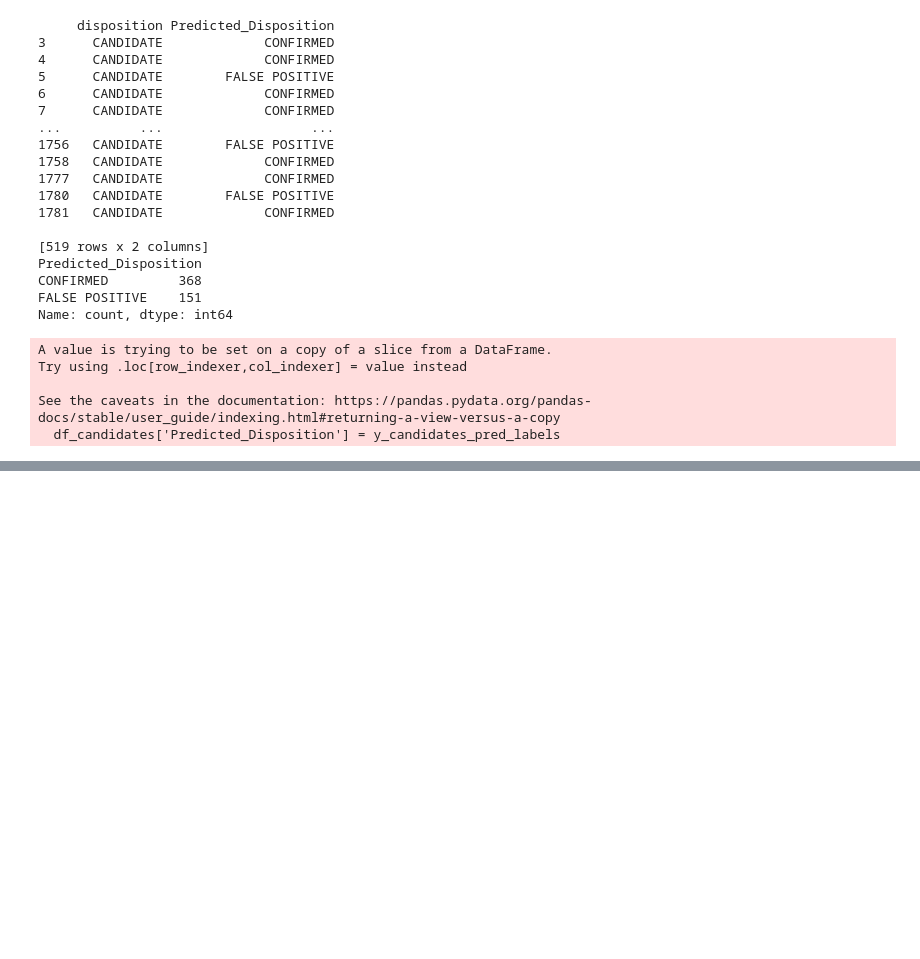
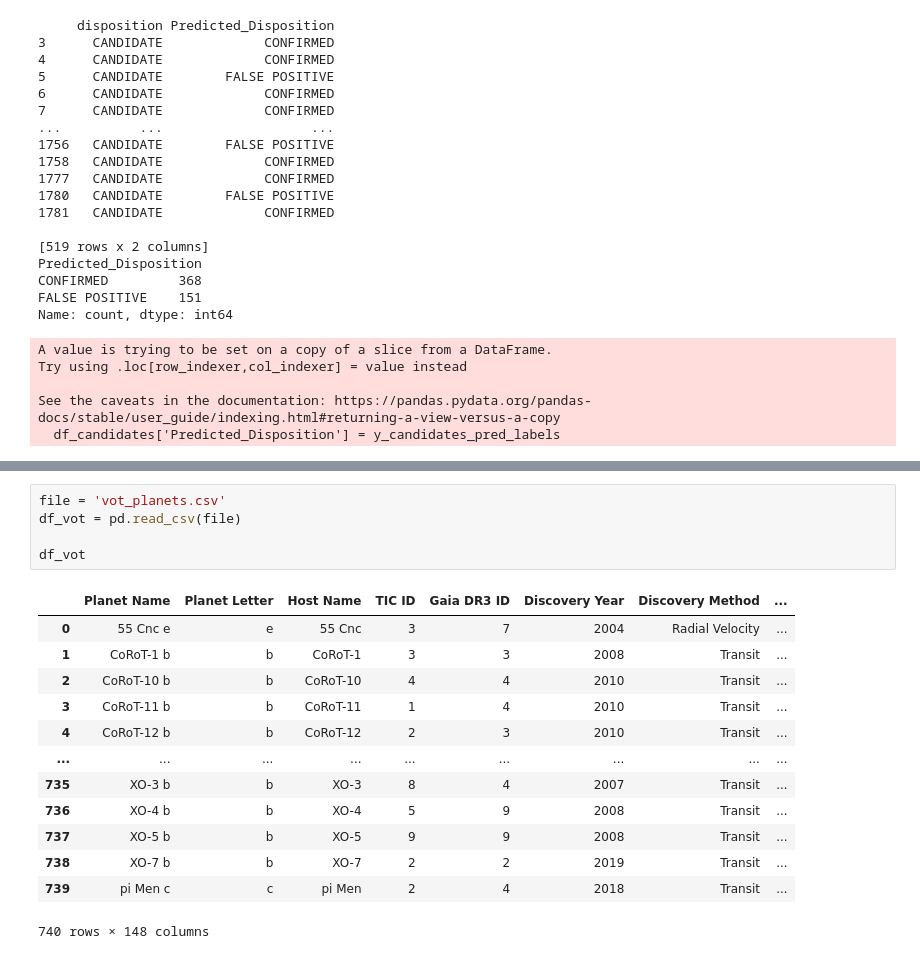
Before and after one commit to albertoseleto/exoplanets-classifier, a Jupyter notebook: thesis.ipynb, the cells around one changed output, grey strips where cells are left out. Cells and saved outputs as stored; diff of their text form; blank space fills up the shorter version.

```diff
--- a/thesis.ipynb
+++ b/thesis.ipynb
@@ -1818,0 +1867,19 @@ Passing `palette` without assigning `hue` is deprecated and will be removed in v
+# %%
+file = 'vot_planets.csv'
+df_vot = pd.read_csv(file)
+
+df_vot
+# %% [output]
+|  | Planet Name | Planet Letter | Host Name | TIC ID | Gaia DR3 ID | Discovery Year | Discovery Method | ... |
+| 0 | 55 Cnc e | e | 55 Cnc | 3 | 7 | 2004 | Radial Velocity | ... |
+| 1 | CoRoT-1 b | b | CoRoT-1 | 3 | 3 | 2008 | Transit | ... |
+| 2 | CoRoT-10 b | b | CoRoT-10 | 4 | 4 | 2010 | Transit | ... |
+| 3 | CoRoT-11 b | b | CoRoT-11 | 1 | 4 | 2010 | Transit | ... |
+| 4 | CoRoT-12 b | b | CoRoT-12 | 2 | 3 | 2010 | Transit | ... |
+| ... | ... | ... | ... | ... | ... | ... | ... | ... |
+| 735 | XO-3 b | b | XO-3 | 8 | 4 | 2007 | Transit | ... |
+| 736 | XO-4 b | b | XO-4 | 5 | 9 | 2008 | Transit | ... |
+| 737 | XO-5 b | b | XO-5 | 9 | 9 | 2008 | Transit | ... |
+| 738 | XO-7 b | b | XO-7 | 2 | 2 | 2019 | Transit | ... |
+| 739 | pi Men c | c | pi Men | 2 | 4 | 2018 | Transit | ... |
+740 rows × 148 columns
```
Also changed, not shown: parts of 12 cells of this notebook, 3 other files.
